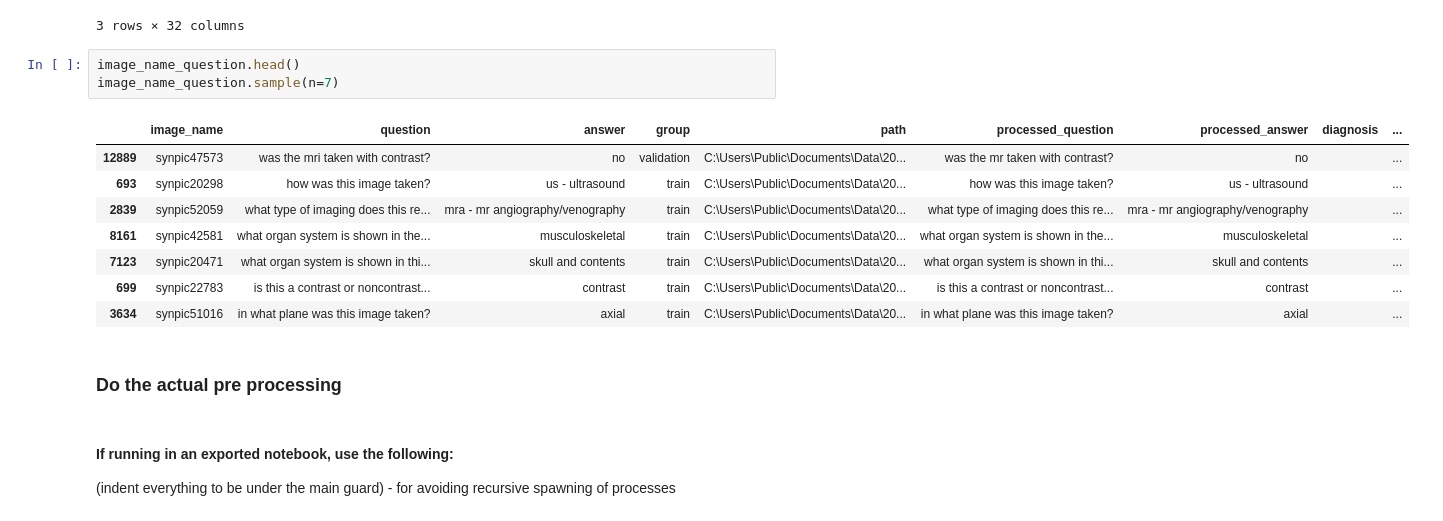
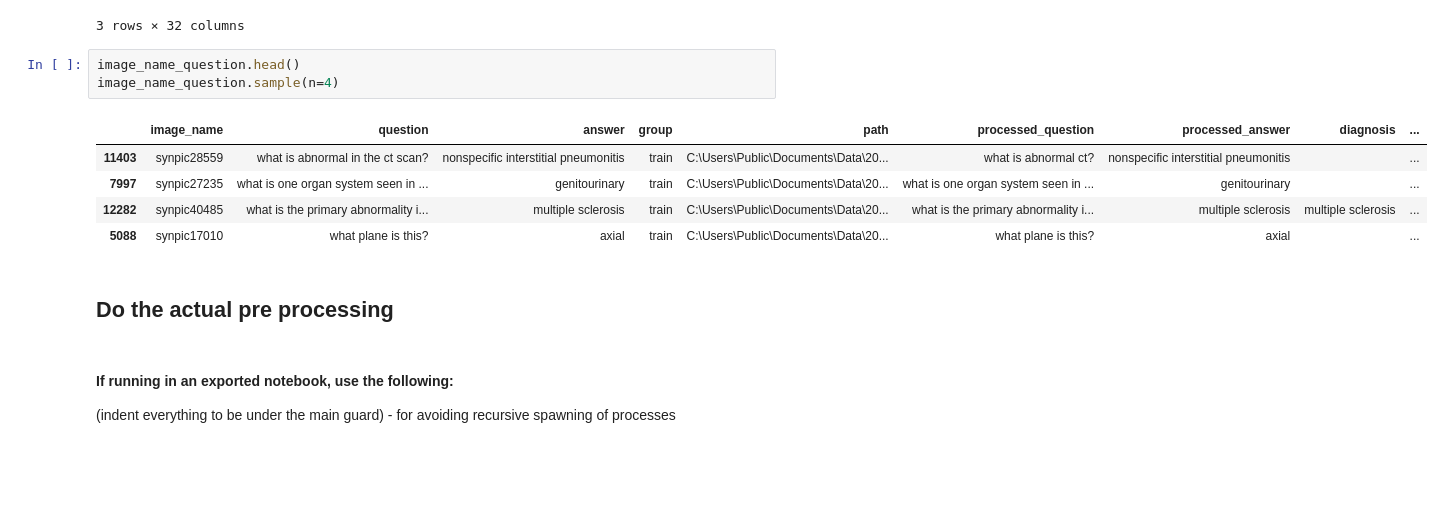
Before and after one commit to turner11/VQA-MED, a Jupyter notebook: VQA-MED/VQA.Python/1_pre_process_data.ipynb, the cells around one changed output. Cells and saved outputs as stored; diff of their text form; blank space fills up the shorter version.

Commit message:
WIP:  Working on documentation and notebooks

```diff
--- a/VQA-MED/VQA.Python/1_pre_process_data.ipynb
+++ b/VQA-MED/VQA.Python/1_pre_process_data.ipynb
@@ -92,18 +106,15 @@ groups.describe()
 3 rows × 32 columns
 # %%
 image_name_question.head()
-image_name_question.sample(n=7)
+image_name_question.sample(n=4)
 # %% [output]
 |  | image_name | question | answer | group | path | processed_question | processed_answer | diagnosis | ... |
-| 12889 | synpic47573 | was the mri taken with contrast? | no | validation | C:\Users\Public\Documents\Data\20... | was the mr taken with contrast? | no |  | ... |
-| 693 | synpic20298 | how was this image taken? | us - ultrasound | train | C:\Users\Public\Documents\Data\20... | how was this image taken? | us - ultrasound |  | ... |
-| 2839 | synpic52059 | what type of imaging does this re... | mra - mr angiography/venography | train | C:\Users\Public\Documents\Data\20... | what type of imaging does this re... | mra - mr angiography/venography |  | ... |
-| 8161 | synpic42581 | what organ system is shown in the... | musculoskeletal | train | C:\Users\Public\Documents\Data\20... | what organ system is shown in the... | musculoskeletal |  | ... |
-| 7123 | synpic20471 | what organ system is shown in thi... | skull and contents | train | C:\Users\Public\Documents\Data\20... | what organ system is shown in thi... | skull and contents |  | ... |
-| 699 | synpic22783 | is this a contrast or noncontrast... | contrast | train | C:\Users\Public\Documents\Data\20... | is this a contrast or noncontrast... | contrast |  | ... |
-| 3634 | synpic51016 | in what plane was this image taken? | axial | train | C:\Users\Public\Documents\Data\20... | in what plane was this image taken? | axial |  | ... |
+| 11403 | synpic28559 | what is abnormal in the ct scan? | nonspecific interstitial pneumonitis | train | C:\Users\Public\Documents\Data\20... | what is abnormal ct? | nonspecific interstitial pneumonitis |  | ... |
+| 7997 | synpic27235 | what is one organ system seen in ... | genitourinary | train | C:\Users\Public\Documents\Data\20... | what is one organ system seen in ... | genitourinary |  | ... |
+| 12282 | synpic40485 | what is the primary abnormality i... | multiple sclerosis | train | C:\Users\Public\Documents\Data\20... | what is the primary abnormality i... | multiple sclerosis | multiple sclerosis | ... |
+| 5088 | synpic17010 | what plane is this? | axial | train | C:\Users\Public\Documents\Data\20... | what plane is this? | axial |  | ... |
 # %% [markdown]
-### Do the actual pre processing
+## Do the actual pre processing
 # %% [markdown]
 #### If running in an exported notebook, use the following:
 (indent everything to be under the main guard) - for avoiding recursive spawning of processes
```
Also changed, not shown: parts of 39 cells of this notebook, 15 other files.
